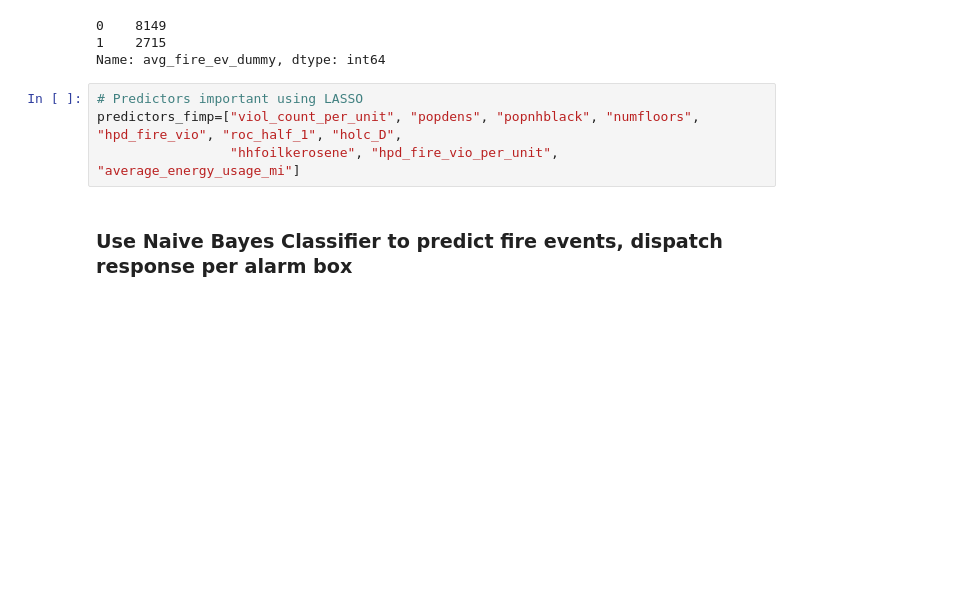
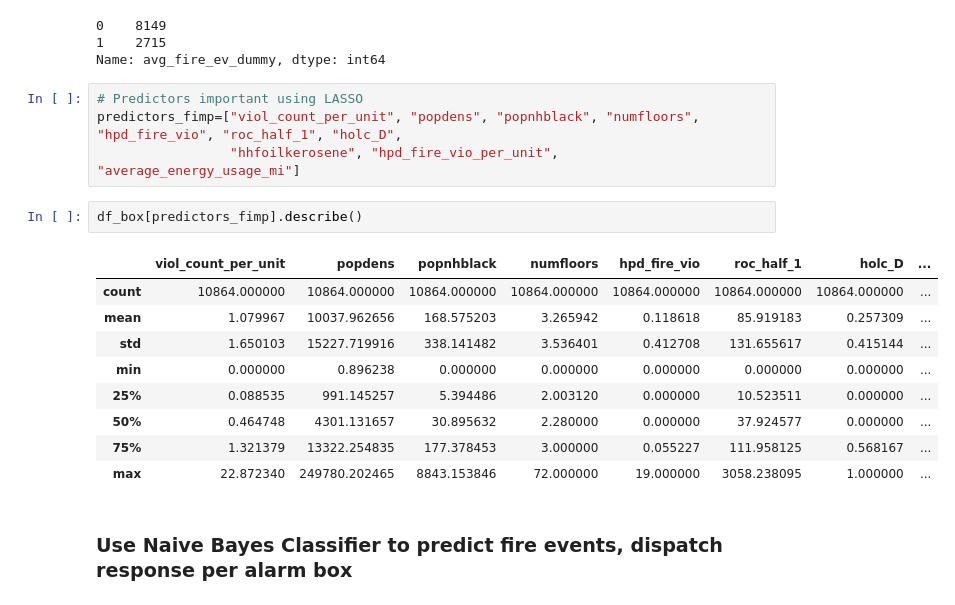
Before and after one commit to KaiElwood/machine-learning-final, a Jupyter notebook: code/04b_naivebayes_gp_box.ipynb, the cells around one changed output. Saved outputs shown, nothing was run; the diff lists cells and outputs as text; blank space fills up the shorter version.

```diff
--- a/code/04b_naivebayes_gp_box.ipynb
+++ b/code/04b_naivebayes_gp_box.ipynb
@@ -260,6 +260,18 @@ Name: avg_fire_ev_dummy, dtype: int64
 # Predictors important using LASSO
 predictors_fimp=["viol_count_per_unit", "popdens", "popnhblack", "numfloors", "hpd_fire_vio", "roc_half_1", "holc_D",
                  "hhfoilkerosene", "hpd_fire_vio_per_unit", "average_energy_usage_mi"]
+# %%
+df_box[predictors_fimp].describe()
+# %% [output]
+|  | viol_count_per_unit | popdens | popnhblack | numfloors | hpd_fire_vio | roc_half_1 | holc_D | ... |
+| count | 10864.000000 | 10864.000000 | 10864.000000 | 10864.000000 | 10864.000000 | 10864.000000 | 10864.000000 | ... |
+| mean | 1.079967 | 10037.962656 | 168.575203 | 3.265942 | 0.118618 | 85.919183 | 0.257309 | ... |
+| std | 1.650103 | 15227.719916 | 338.141482 | 3.536401 | 0.412708 | 131.655617 | 0.415144 | ... |
+| min | 0.000000 | 0.896238 | 0.000000 | 0.000000 | 0.000000 | 0.000000 | 0.000000 | ... |
+| 25% | 0.088535 | 991.145257 | 5.394486 | 2.003120 | 0.000000 | 10.523511 | 0.000000 | ... |
+| 50% | 0.464748 | 4301.131657 | 30.895632 | 2.280000 | 0.000000 | 37.924577 | 0.000000 | ... |
+| 75% | 1.321379 | 13322.254835 | 177.378453 | 3.000000 | 0.055227 | 111.958125 | 0.568167 | ... |
+| max | 22.872340 | 249780.202465 | 8843.153846 | 72.000000 | 19.000000 | 3058.238095 | 1.000000 | ... |
 # %% [markdown]
 ### Use Naive Bayes Classifier to predict fire events, dispatch response per alarm box
 # %%
```
Also changed, not shown: parts of 19 cells of this notebook, 2 other files.
